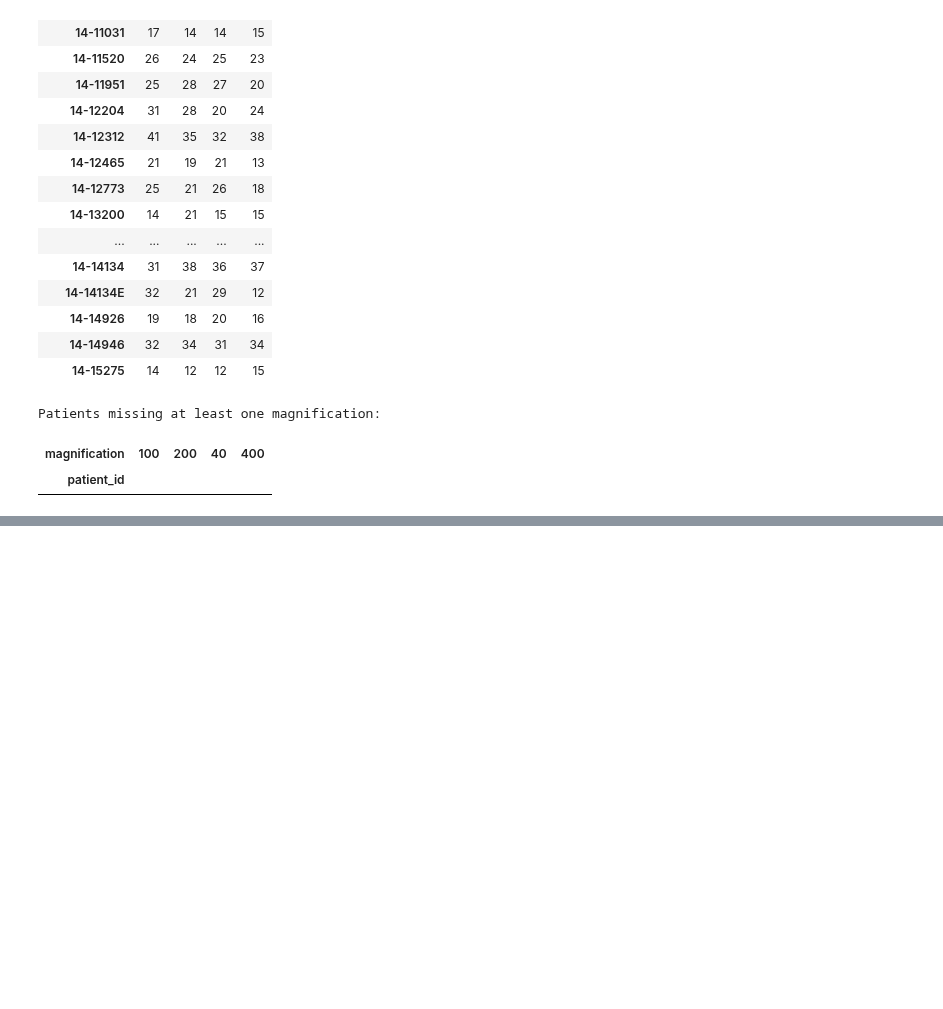
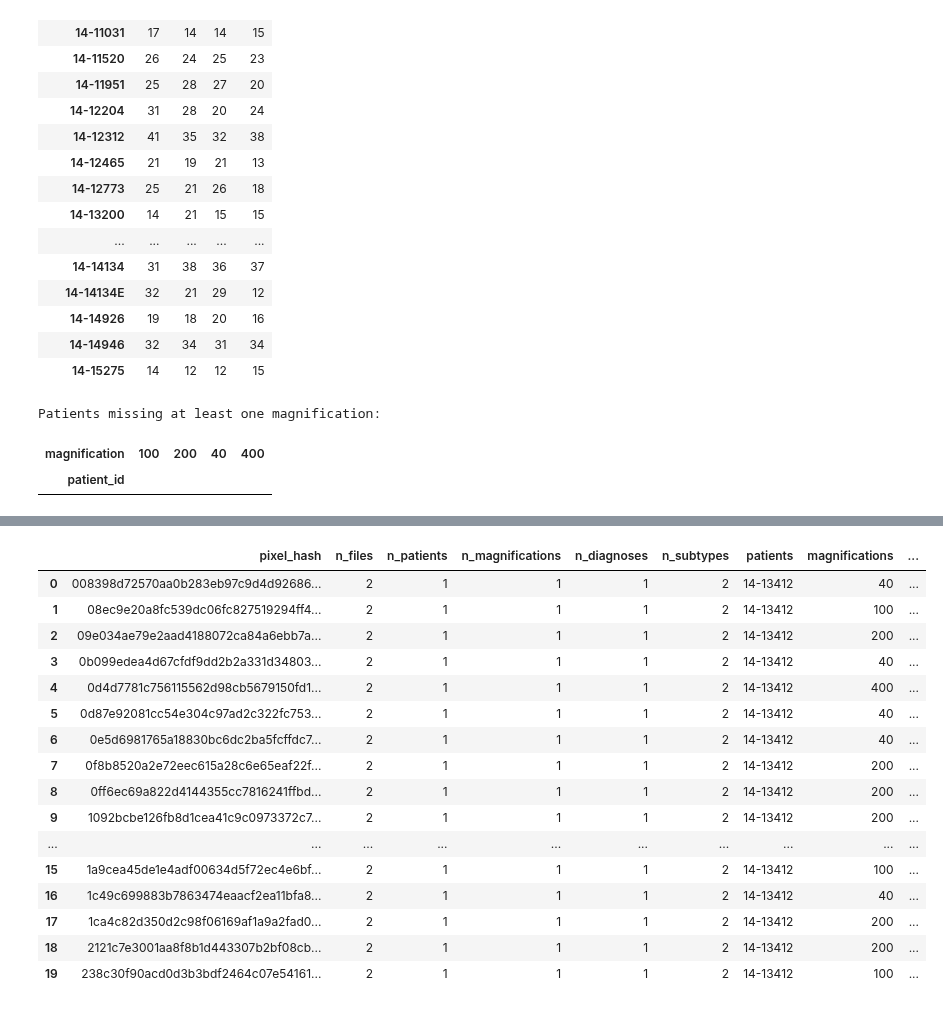
Before and after one commit to Yisihaq01/breast-histology-calibration, a Jupyter notebook: Notebooks/02_breakhis_all_magnification_audit.ipynb, the cells around one changed output, grey strips where cells are left out. Drawn from its saved outputs; the diff is of its cells as text; code cells hidden in the pictures; blank space fills up the shorter version.

```diff
--- a/Notebooks/02_breakhis_all_magnification_audit.ipynb
+++ b/Notebooks/02_breakhis_all_magnification_audit.ipynb
@@ -462,0 +572,94 @@ Patients missing at least one magnification:
+# %%
+# ============================================================
+# Classify duplicate groups
+# ============================================================
+
+duplicate_group_summary = []
+
+for pixel_hash_value, group in (
+    duplicate_rows
+    .groupby("pixel_hash")
+):
+
+    duplicate_group_summary.append({
+
+        "pixel_hash":
+            pixel_hash_value,
+
+        "n_files":
+            len(group),
+
+        "n_patients":
+            group[
+                "patient_id"
+            ].nunique(),
+
+        "n_magnifications":
+            group[
+                "magnification"
+            ].nunique(),
+
+        "n_diagnoses":
+            group[
+                "diagnosis"
+            ].nunique(),
+
+        "n_subtypes":
+            group[
+                "subtype"
+            ].nunique(),
+
+        "patients":
+            " | ".join(
+                sorted(
+                    group[
+                        "patient_id"
+                    ].unique()
+                )
+            ),
+
+        "magnifications":
+            " | ".join(
+                sorted(
+                    group[
+                        "magnification"
+                    ].unique()
+                )
+            ),
+
+        "subtypes":
+            " | ".join(
+                sorted(
+                    group[
+                        "subtype"
+                    ].unique()
+                )
+            )
+    })
+
+
+duplicate_group_summary = pd.DataFrame(
+    duplicate_group_summary
+)
+
+display(
+    duplicate_group_summary.head(20)
+)
+# %% [output]
+|  | pixel_hash | n_files | n_patients | n_magnifications | n_diagnoses | n_subtypes | patients | magnifications | ... |
+| 0 | 008398d72570aa0b283eb97c9d4d92686... | 2 | 1 | 1 | 1 | 2 | 14-13412 | 40 | ... |
+| 1 | 08ec9e20a8fc539dc06fc827519294ff4... | 2 | 1 | 1 | 1 | 2 | 14-13412 | 100 | ... |
+| 2 | 09e034ae79e2aad4188072ca84a6ebb7a... | 2 | 1 | 1 | 1 | 2 | 14-13412 | 200 | ... |
+| 3 | 0b099edea4d67cfdf9dd2b2a331d34803... | 2 | 1 | 1 | 1 | 2 | 14-13412 | 40 | ... |
+| 4 | 0d4d7781c756115562d98cb5679150fd1... | 2 | 1 | 1 | 1 | 2 | 14-13412 | 400 | ... |
+| 5 | 0d87e92081cc54e304c97ad2c322fc753... | 2 | 1 | 1 | 1 | 2 | 14-13412 | 40 | ... |
+| 6 | 0e5d6981765a18830bc6dc2ba5fcffdc7... | 2 | 1 | 1 | 1 | 2 | 14-13412 | 40 | ... |
+| 7 | 0f8b8520a2e72eec615a28c6e65eaf22f... | 2 | 1 | 1 | 1 | 2 | 14-13412 | 200 | ... |
+| 8 | 0ff6ec69a822d4144355cc7816241ffbd... | 2 | 1 | 1 | 1 | 2 | 14-13412 | 200 | ... |
+| 9 | 1092bcbe126fb8d1cea41c9c0973372c7... | 2 | 1 | 1 | 1 | 2 | 14-13412 | 200 | ... |
+| ... | ... | ... | ... | ... | ... | ... | ... | ... | ... |
+| 15 | 1a9cea45de1e4adf00634d5f72ec4e6bf... | 2 | 1 | 1 | 1 | 2 | 14-13412 | 100 | ... |
+| 16 | 1c49c699883b7863474eaacf2ea11bfa8... | 2 | 1 | 1 | 1 | 2 | 14-13412 | 40 | ... |
+| 17 | 1ca4c82d350d2c98f06169af1a9a2fad0... | 2 | 1 | 1 | 1 | 2 | 14-13412 | 200 | ... |
+| 18 | 2121c7e3001aa8f8b1d443307b2bf08cb... | 2 | 1 | 1 | 1 | 2 | 14-13412 | 200 | ... |
+| 19 | 238c30f90acd0d3b3bdf2464c07e54161... | 2 | 1 | 1 | 1 | 2 | 14-13412 | 100 | ... |
```
Also changed, not shown: parts of 14 cells of this notebook.
